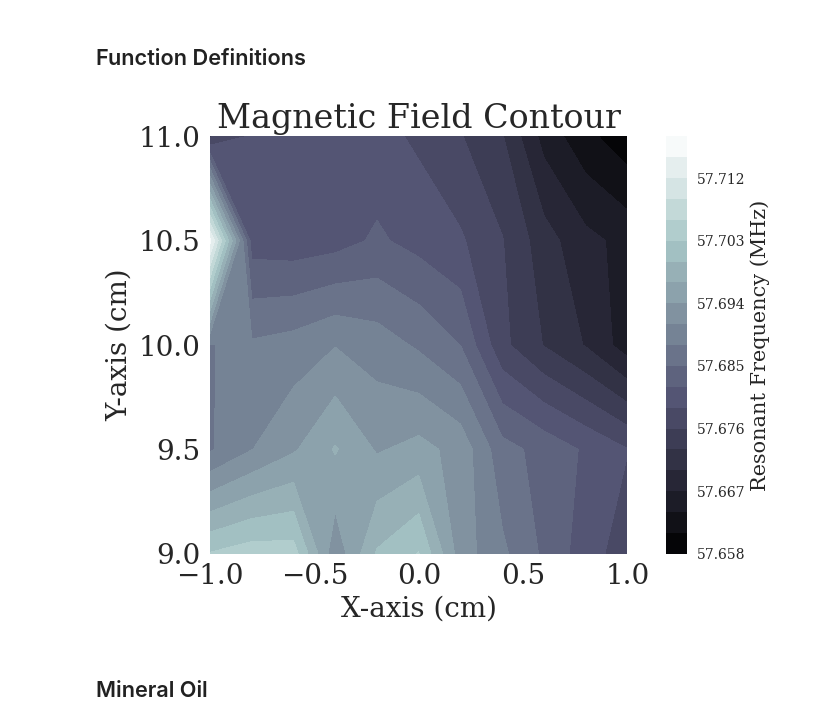
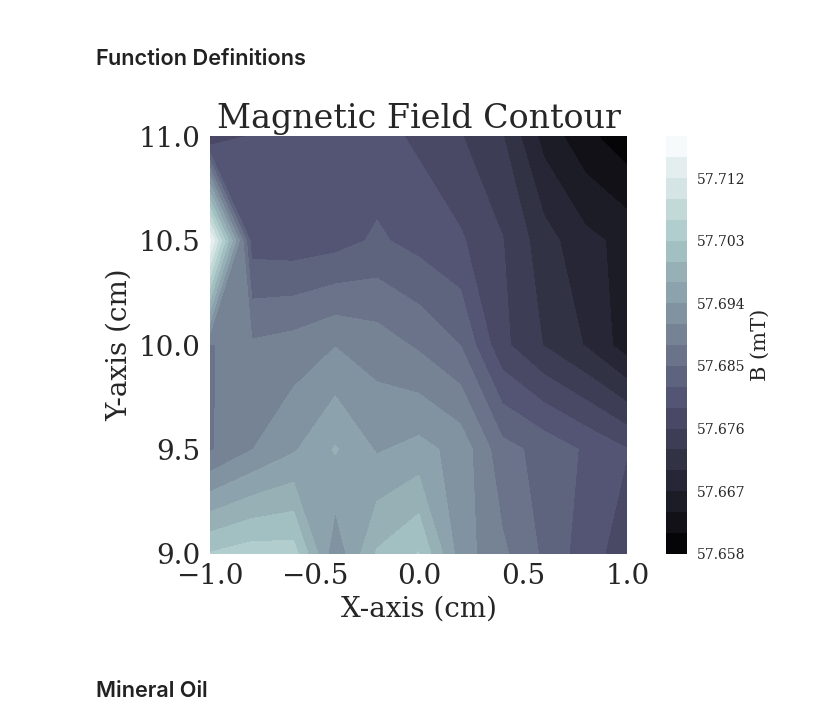
Before and after one commit to denzelayala1/lab-data-F23, a Jupyter notebook: nmr/analysis/nmr_processing.ipynb, the cells around one changed output. Cells and saved outputs as stored; diff of their text form; code cells hidden in the pictures.

```diff
--- a/nmr/analysis/nmr_processing.ipynb
+++ b/nmr/analysis/nmr_processing.ipynb
@@ -95,35 +95,35 @@ def t2_plot(data, name = 'Chemical Species',inital_params = [4.7, 30, 0.32],eq_l
 # %%
 def mag_plot(data):
     df = pd.read_csv(data)
     x = np.linspace(-1,1,11)
     z = np.linspace(9,11,5)
 
     X, Y = np.meshgrid(x,z)
     field = df['mT'].to_numpy().reshape(5,11)
 
 
     fig, ax = plt.subplots()
 
     CS = ax.contourf( X, Y , field, 20, cmap=plt.cm.bone)
 
     cbar =  fig.colorbar(CS)
-    cbar.set_label('Resonant Frequency (MHz)', fontsize = 15)
+    cbar.set_label('B (mT)', fontsize = 15)
 
     ax.set_title('Magnetic Field Contour', fontsize = 24)
     ax.set_aspect('equal')
     ax.set_xlabel('X-axis (cm)', fontsize = 20)
     ax.set_ylabel('Y-axis (cm)', fontsize = 20)
     ax.tick_params(axis='both', labelsize = 20)
 
     return fig
 
 
 
 mag_out = mag_plot('Mag_Field.csv')
 mag_out.set_tight_layout(True)
 mag_out.savefig(figure_directory  + 'mag_field.pgf')
 # %% [output]
-[figure, old version]
+[figure, new version]
 # %% [markdown]
 ## Mineral Oil
 # %%
```
Also changed, not shown: parts of 15 cells of this notebook, 26 other files.
